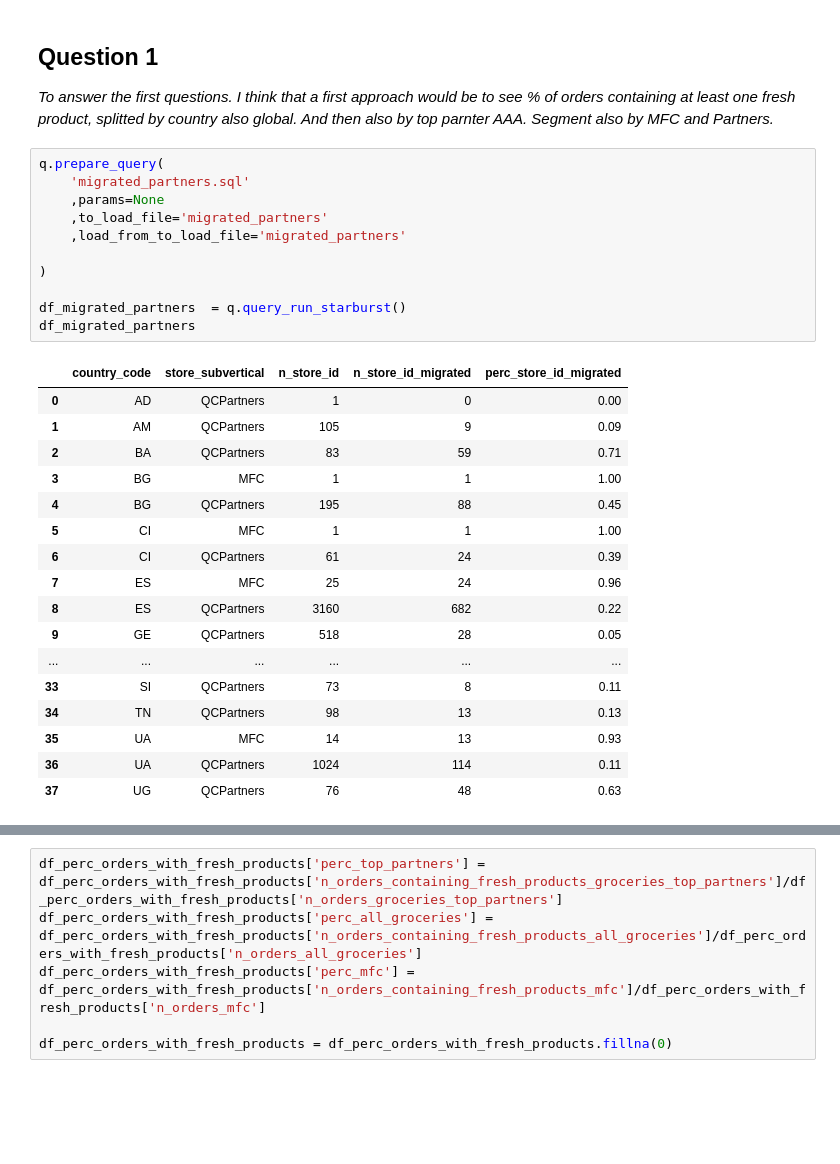
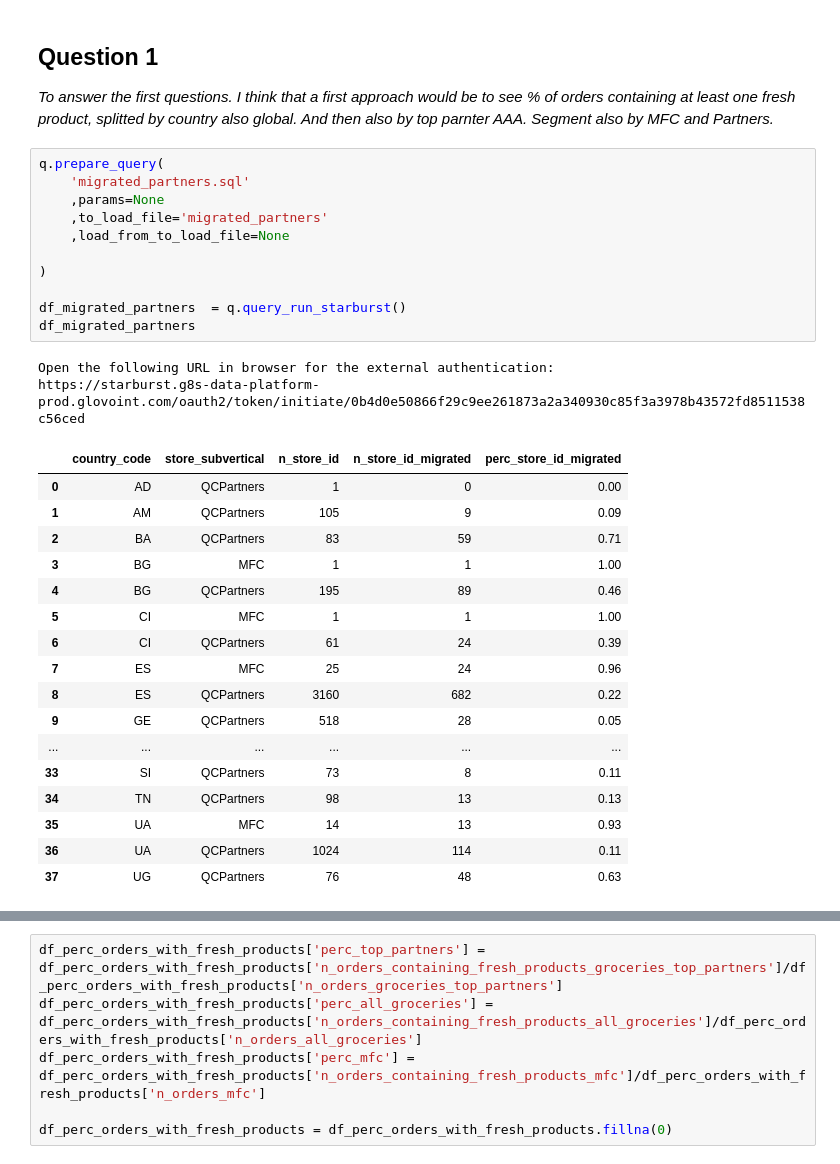
Before and after one commit to JordiCremades4444/central-node, a Jupyter notebook: notebooks/982_2024_10_05_fresh_products/fresh_products.ipynb, the cells around one changed output, grey strips where cells are left out. Saved outputs shown, nothing was run; the diff lists cells and outputs as text; blank space fills up the shorter version.

```diff
--- a/notebooks/982_2024_10_05_fresh_products/fresh_products.ipynb
+++ b/notebooks/982_2024_10_05_fresh_products/fresh_products.ipynb
@@ -23,21 +23,23 @@ q = query_engines.QueryEngines()
 # %%
 q.prepare_query(
     'migrated_partners.sql'
     ,params=None
     ,to_load_file='migrated_partners'
-    ,load_from_to_load_file='migrated_partners'
+    ,load_from_to_load_file=None
 
 )
 
 df_migrated_partners  = q.query_run_starburst()
 df_migrated_partners
 # %% [output]
+Open the following URL in browser for the external authentication:
+https://starburst.g8s-data-platform-prod.glovoint.com/oauth2/token/initiate/0b4d0e50866f29c9ee261873a2a340930c85f3a3978b43572fd8511538c56ced
 |  | country_code | store_subvertical | n_store_id | n_store_id_migrated | perc_store_id_migrated |
 | 0 | AD | QCPartners | 1 | 0 | 0.00 |
 | 1 | AM | QCPartners | 105 | 9 | 0.09 |
 | 2 | BA | QCPartners | 83 | 59 | 0.71 |
 | 3 | BG | MFC | 1 | 1 | 1.00 |
-| 4 | BG | QCPartners | 195 | 88 | 0.45 |
+| 4 | BG | QCPartners | 195 | 89 | 0.46 |
 | 5 | CI | MFC | 1 | 1 | 1.00 |
 | 6 | CI | QCPartners | 61 | 24 | 0.39 |
 | 7 | ES | MFC | 25 | 24 | 0.96 |
```
Also changed, not shown: parts of 22 cells of this notebook, 5 other files.
